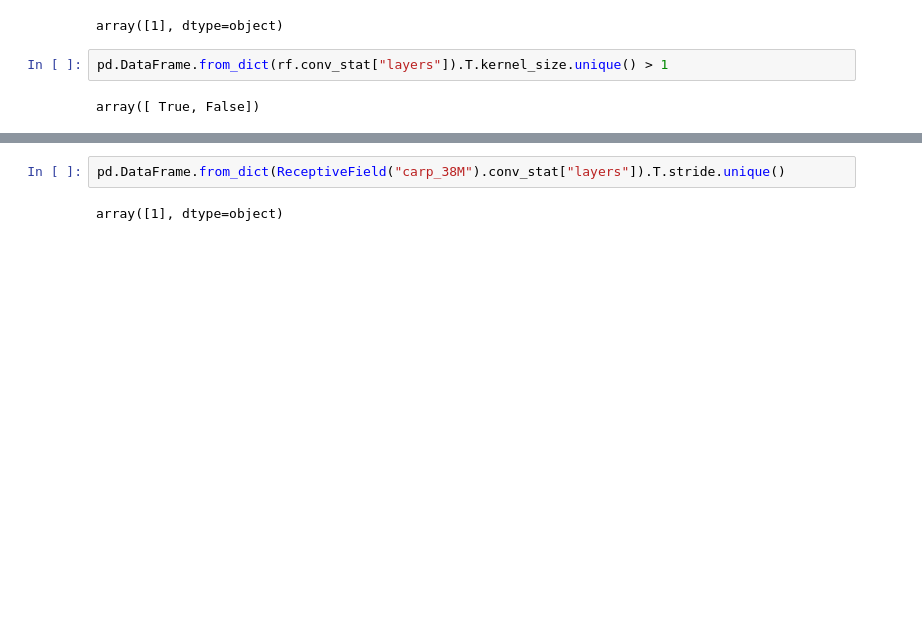
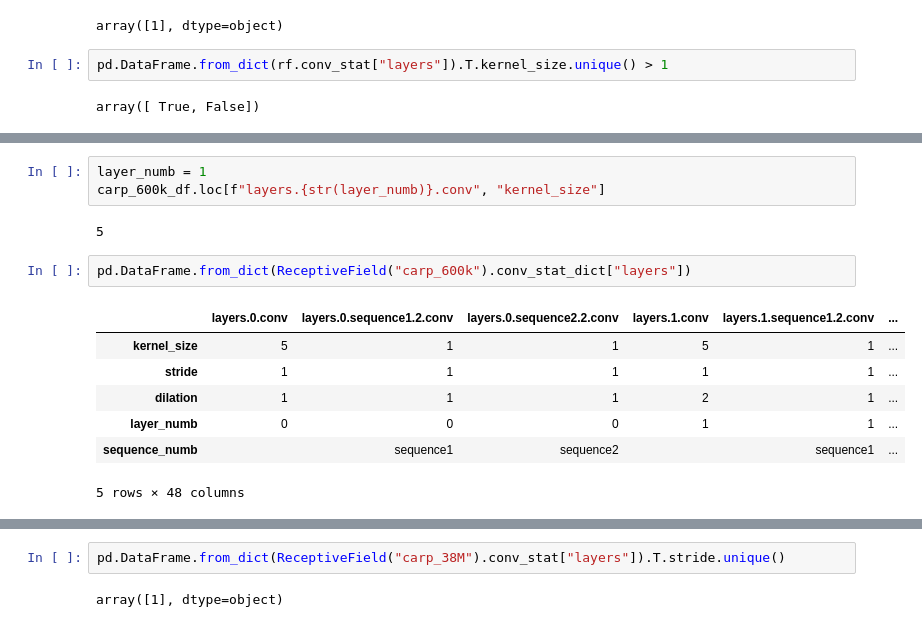
Before and after one commit to microsoft/protein-transfer, a Jupyter notebook: sandbox/carp_receptivefield.ipynb, the cells around one changed output, grey strips where cells are left out. Saved outputs shown, nothing was run; the diff lists cells and outputs as text; blank space fills up the shorter version.

```diff
--- a/sandbox/carp_receptivefield.ipynb
+++ b/sandbox/carp_receptivefield.ipynb
@@ -477 +446,16 @@ array([ True, False])
+# %%
+layer_numb = 1
+carp_600k_df.loc[f"layers.{str(layer_numb)}.conv", "kernel_size"]
+# %% [output]
+5
+# %%
+pd.DataFrame.from_dict(ReceptiveField("carp_600k").conv_stat_dict["layers"])
+# %% [output]
+|  | layers.0.conv | layers.0.sequence1.2.conv | layers.0.sequence2.2.conv | layers.1.conv | layers.1.sequence1.2.conv | ... |
+| kernel_size | 5 | 1 | 1 | 5 | 1 | ... |
+| stride | 1 | 1 | 1 | 1 | 1 | ... |
+| dilation | 1 | 1 | 1 | 2 | 1 | ... |
+| layer_numb | 0 | 0 | 0 | 1 | 1 | ... |
+| sequence_numb |  | sequence1 | sequence2 |  | sequence1 | ... |
+5 rows × 48 columns
 # %%
```
Also changed, not shown: parts of 9 cells of this notebook, 1 other file.
